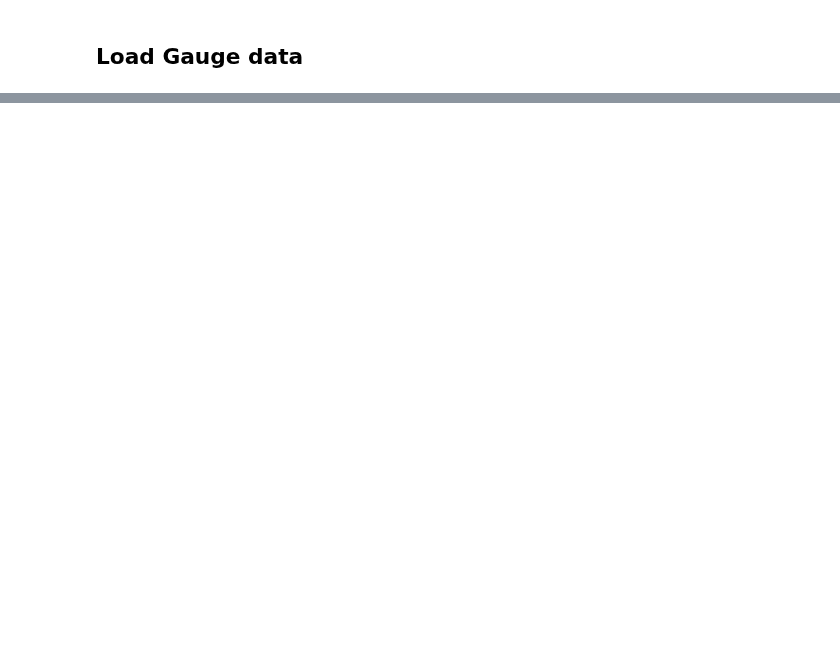
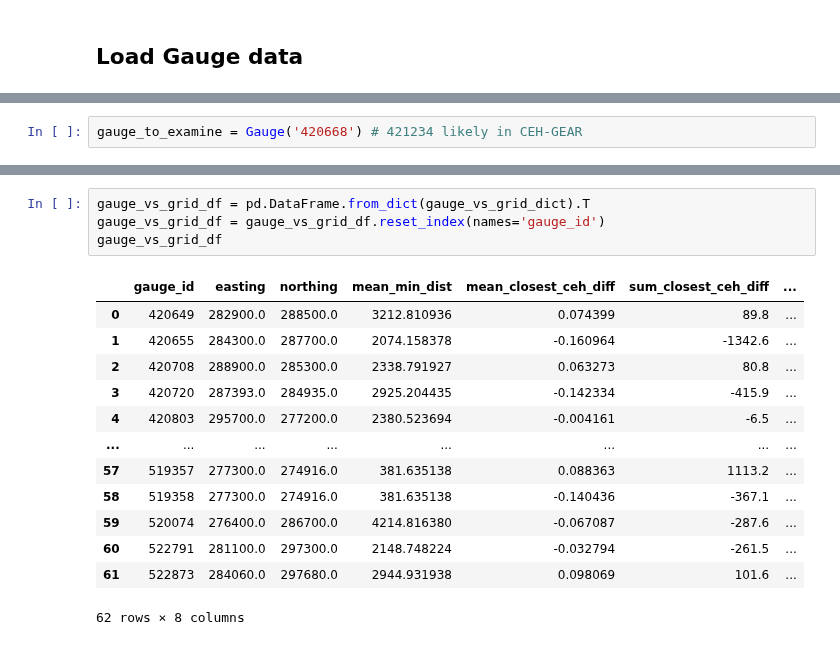
Before and after one commit to Thomasjkeel/FDRI-comparing-rainfall-data-in-upper-severn, a Jupyter notebook: notebooks/methods_to_compare_gauge_and_grid.ipynb, the cells around one changed output, grey strips where cells are left out. Drawn from its saved outputs; the diff is of its cells as text; blank space fills up the shorter version.

```diff
--- a/notebooks/methods_to_compare_gauge_and_grid.ipynb
+++ b/notebooks/methods_to_compare_gauge_and_grid.ipynb
@@ -355,0 +245,2 @@ plt.subplots_adjust(hspace=.4)
+# %%
+gauge_to_examine = Gauge('420668') # 421234 likely in CEH-GEAR
@@ -355,0 +369,18 @@ plt.subplots_adjust(hspace=.4)
+# %%
+gauge_vs_grid_df = pd.DataFrame.from_dict(gauge_vs_grid_dict).T
+gauge_vs_grid_df = gauge_vs_grid_df.reset_index(names='gauge_id')
+gauge_vs_grid_df
+# %% [output]
+|  | gauge_id | easting | northing | mean_min_dist | mean_closest_ceh_diff | sum_closest_ceh_diff | ... |
+| 0 | 420649 | 282900.0 | 288500.0 | 3212.810936 | 0.074399 | 89.8 | ... |
+| 1 | 420655 | 284300.0 | 287700.0 | 2074.158378 | -0.160964 | -1342.6 | ... |
+| 2 | 420708 | 288900.0 | 285300.0 | 2338.791927 | 0.063273 | 80.8 | ... |
+| 3 | 420720 | 287393.0 | 284935.0 | 2925.204435 | -0.142334 | -415.9 | ... |
+| 4 | 420803 | 295700.0 | 277200.0 | 2380.523694 | -0.004161 | -6.5 | ... |
+| ... | ... | ... | ... | ... | ... | ... | ... |
+| 57 | 519357 | 277300.0 | 274916.0 | 381.635138 | 0.088363 | 1113.2 | ... |
+| 58 | 519358 | 277300.0 | 274916.0 | 381.635138 | -0.140436 | -367.1 | ... |
+| 59 | 520074 | 276400.0 | 286700.0 | 4214.816380 | -0.067087 | -287.6 | ... |
+| 60 | 522791 | 281100.0 | 297300.0 | 2148.748224 | -0.032794 | -261.5 | ... |
+| 61 | 522873 | 284060.0 | 297680.0 | 2944.931938 | 0.098069 | 101.6 | ... |
+62 rows × 8 columns
```
Also changed, not shown: parts of 47 cells of this notebook, 2 other files.
